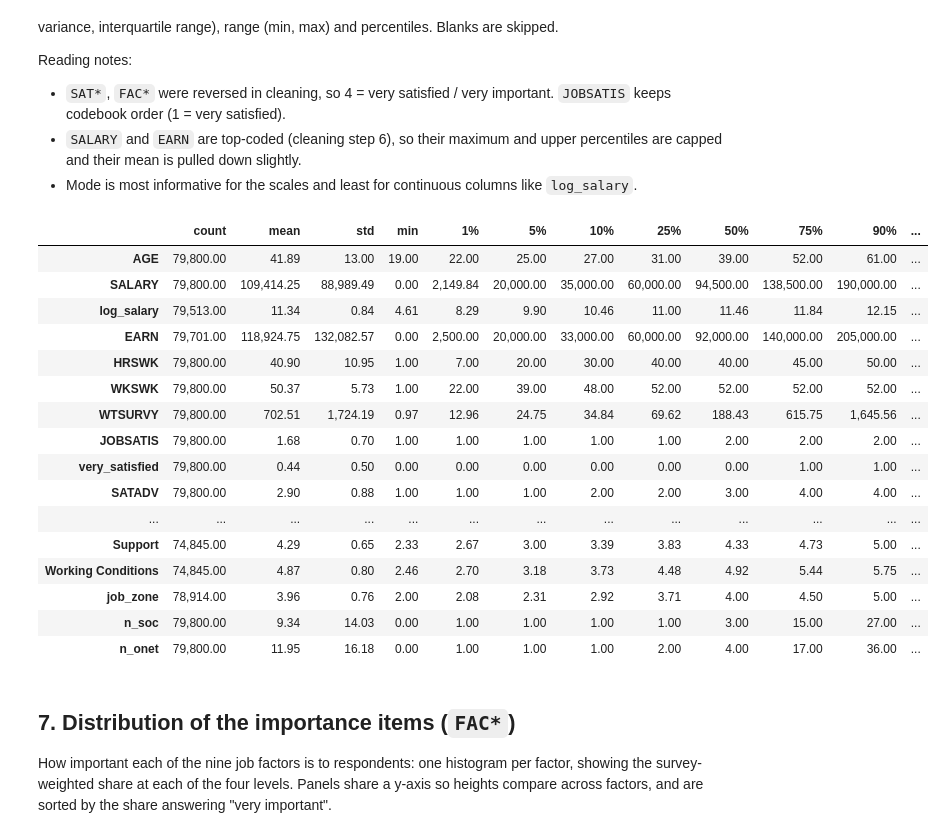
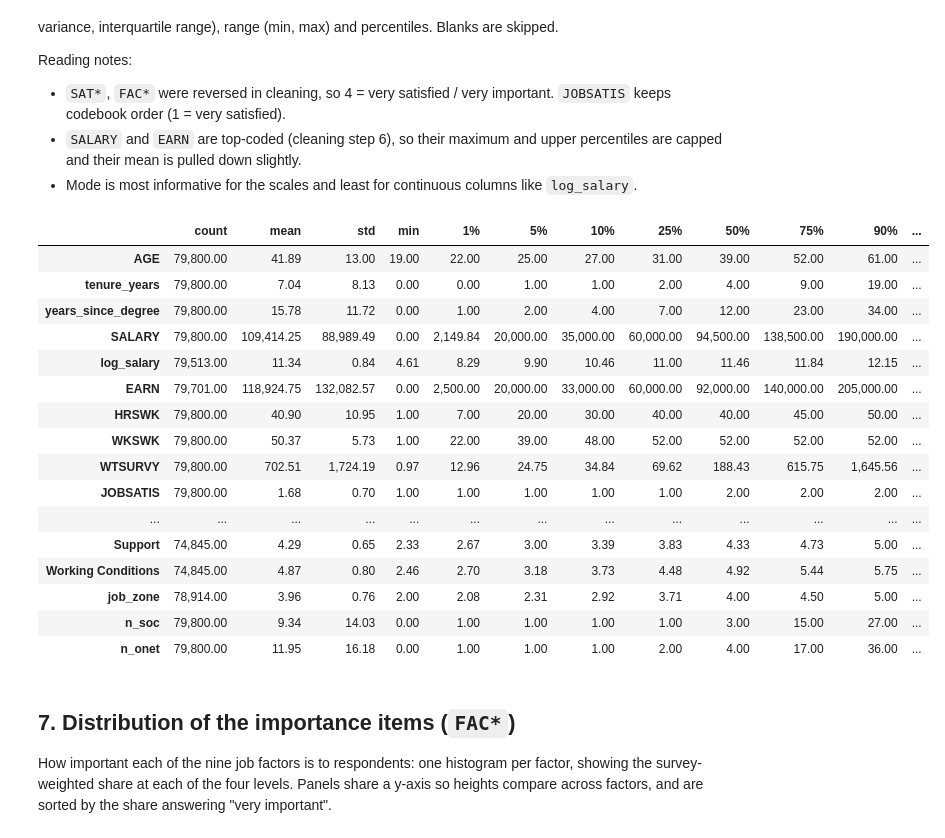
Before and after one commit to Break-Through-Tech/Swytch-2C-predicting-job-satisfaction-from-person-job-fit, a Jupyter notebook: notebooks/NSCG/nscg_eda.ipynb, the cells around one changed output. Cells and saved outputs as stored; diff of their text form; code cells hidden in the pictures.

```diff
--- a/notebooks/NSCG/nscg_eda.ipynb
+++ b/notebooks/NSCG/nscg_eda.ipynb
@@ -24,7 +26,7 @@ df = pd.read_csv(DATA / "nscg2023_onet_clean.csv", dtype={c: str for c in CODES}
 df["onet_no_wv"] = df.onet_no_wv.fillna("")
 
 # CSV drops pandas categories; restore them for the labeled columns from cleaning step 5c
-CATEGORICAL = ["NEDTP", "RACETHM", "CTZN", "MARSTA", "NDGMEMG", "TELEC", "SEX_2023",
+CATEGORICAL = ["NEDTP", "RACETHM", "CTZN", "MARSTA", "NDGMEMG", "TELEC", "SEX_2023", "DGRDG",
                "ncses_label", "mapping_type", "wv_status"]
 df[CATEGORICAL] = df[CATEGORICAL].astype("category")
 
@@ -298,28 +311,30 @@ Reading notes:
 - Mode is most informative for the scales and least for continuous columns like `log_salary`.
 # %%
 NUMERIC = (
-    ["AGE", "SALARY", "log_salary", "EARN", "HRSWK", "WKSWK", "WTSURVY"]
+    ["AGE", "tenure_years", "years_since_degree", "SALARY", "log_salary", "EARN", "HRSWK", "WKSWK", "WTSURVY"]
     + ["JOBSATIS", "very_satisfied"] + SAT_COLS + FAC_COLS
     + ["OCEDRLP", "EMSIZE", "TELEFR"]
     + VALUES + ["job_zone", "n_soc", "n_onet"]
 )
 PERCENTILES = [0.01, 0.05, 0.10, 0.25, 0.75, 0.90, 0.95, 0.99]
 
 num = df[NUMERIC]
 q = num.quantile(PERCENTILES)
 
 # .T puts one row per column, so the extra stats line up by column name
 # (describe() always adds the 50% row, which is the median)
 stats = num.describe(percentiles=PERCENTILES).T
 stats["mode"] = num.mode().iloc[0]
 stats["variance"] = num.var()
 stats["IQR"] = q.loc[0.75] - q.loc[0.25]
 
 with pd.option_context("display.float_format", "{:,.2f}".format, "display.max_columns", 30):
     display(stats)
 # %% [output]
 |  | count | mean | std | min | 1% | 5% | 10% | 25% | 50% | 75% | 90% | ... |
 | AGE | 79,800.00 | 41.89 | 13.00 | 19.00 | 22.00 | 25.00 | 27.00 | 31.00 | 39.00 | 52.00 | 61.00 | ... |
+| tenure_years | 79,800.00 | 7.04 | 8.13 | 0.00 | 0.00 | 1.00 | 1.00 | 2.00 | 4.00 | 9.00 | 19.00 | ... |
+| years_since_degree | 79,800.00 | 15.78 | 11.72 | 0.00 | 1.00 | 2.00 | 4.00 | 7.00 | 12.00 | 23.00 | 34.00 | ... |
 | SALARY | 79,800.00 | 109,414.25 | 88,989.49 | 0.00 | 2,149.84 | 20,000.00 | 35,000.00 | 60,000.00 | 94,500.00 | 138,500.00 | 190,000.00 | ... |
 | log_salary | 79,513.00 | 11.34 | 0.84 | 4.61 | 8.29 | 9.90 | 10.46 | 11.00 | 11.46 | 11.84 | 12.15 | ... |
 | EARN | 79,701.00 | 118,924.75 | 132,082.57 | 0.00 | 2,500.00 | 20,000.00 | 33,000.00 | 60,000.00 | 92,000.00 | 140,000.00 | 205,000.00 | ... |
@@ -327,8 +342,6 @@ with pd.option_context("display.float_format", "{:,.2f}".format, "display.max_co
 | WKSWK | 79,800.00 | 50.37 | 5.73 | 1.00 | 22.00 | 39.00 | 48.00 | 52.00 | 52.00 | 52.00 | 52.00 | ... |
 | WTSURVY | 79,800.00 | 702.51 | 1,724.19 | 0.97 | 12.96 | 24.75 | 34.84 | 69.62 | 188.43 | 615.75 | 1,645.56 | ... |
 | JOBSATIS | 79,800.00 | 1.68 | 0.70 | 1.00 | 1.00 | 1.00 | 1.00 | 1.00 | 2.00 | 2.00 | 2.00 | ... |
-| very_satisfied | 79,800.00 | 0.44 | 0.50 | 0.00 | 0.00 | 0.00 | 0.00 | 0.00 | 0.00 | 1.00 | 1.00 | ... |
-| SATADV | 79,800.00 | 2.90 | 0.88 | 1.00 | 1.00 | 1.00 | 2.00 | 2.00 | 3.00 | 4.00 | 4.00 | ... |
 | ... | ... | ... | ... | ... | ... | ... | ... | ... | ... | ... | ... | ... |
 | Support | 74,845.00 | 4.29 | 0.65 | 2.33 | 2.67 | 3.00 | 3.39 | 3.83 | 4.33 | 4.73 | 5.00 | ... |
 | Working Conditions | 74,845.00 | 4.87 | 0.80 | 2.46 | 2.70 | 3.18 | 3.73 | 4.48 | 4.92 | 5.44 | 5.75 | ... |
```
Also changed, not shown: parts of 39 cells of this notebook, 2 other files.
